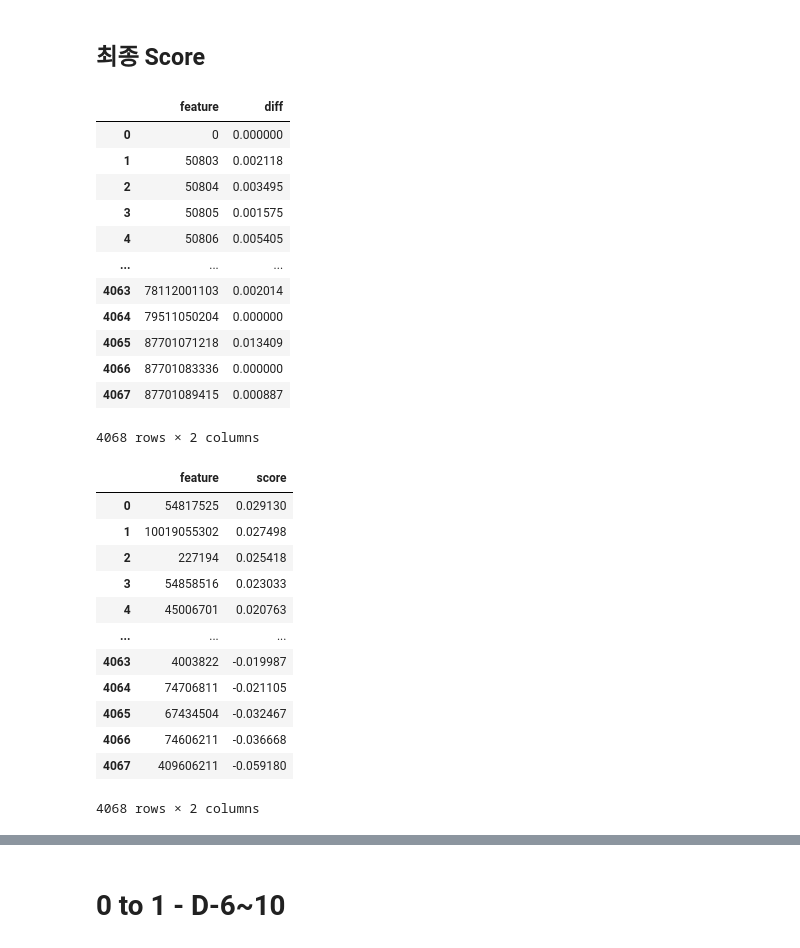
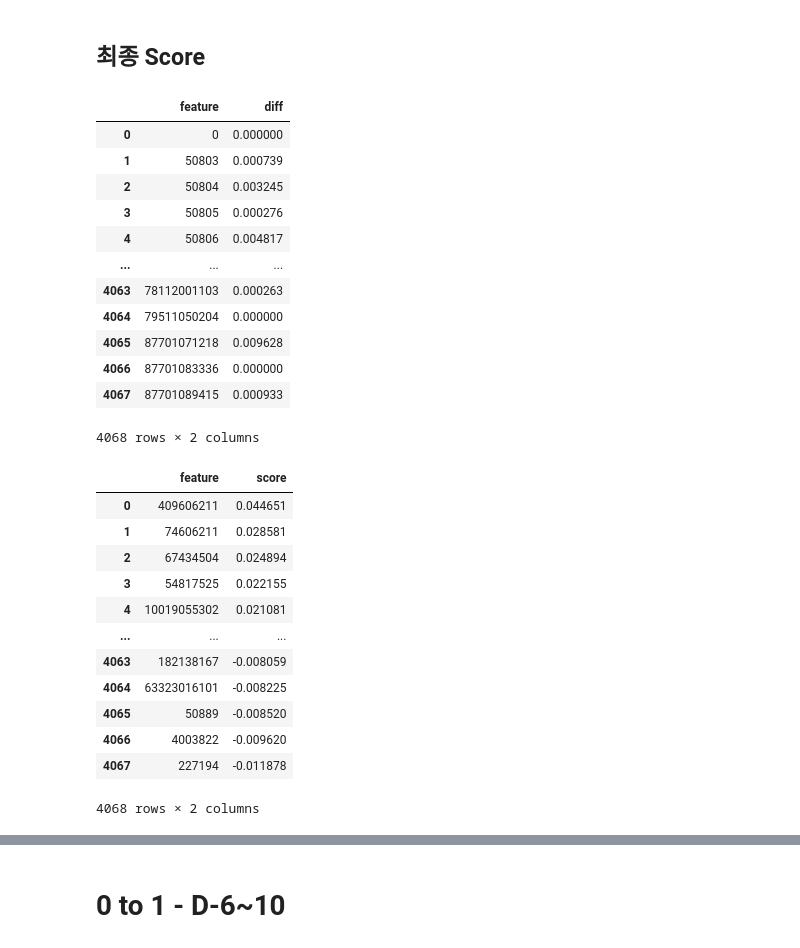
Before and after one commit to suhyun-guri/DSML_Research, a Jupyter notebook: 09. Method2 - split days.ipynb, the cells around one changed output, grey strips where cells are left out. Cells and saved outputs as stored; diff of their text form; code cells hidden in the pictures.

```diff
--- a/09. Method2 - split days.ipynb
+++ b/09. Method2 - split days.ipynb
@@ -30,4 +51,7 @@ sns.set(font="NanumBarunGothic",
 # %%
+path = '/project/LSH/'
 fi = pd.read_csv('./data/df_all_best_type.csv')
-COLS = list(pd.read_csv('/project/LSH/total_data_7727.csv')['ITEMID'].sort_values().unique())
-model = tf.keras.models.load_model('/project/LSH/model/(LSTM_best_4068)seed42-05-0.5029.hdf5')
+fi_d1 = pd.read_csv(path + 'df_d1d5_best.csv')
+fi_d6 = pd.read_csv(path + 'df_d6d10_best.csv')
+COLS = list(pd.read_csv(path + 'total_data_7727.csv')['ITEMID'].sort_values().unique())
+model = tf.keras.models.load_model(path + 'model/(LSTM_best_4068)seed42-05-0.5029.hdf5')
@@ -52,7 +97,7 @@ def what_type(x):
 def relu(x):
     return np.maximum(0, x)
 # %%
-tmp = fi.copy()
+tmp = fi_d1.copy()
 tmp['diff'] = tmp['diff'].apply(lambda x:relu(x))
 relu_fi = tmp[['feature', 'diff']].sort_values('diff', ascending=False)
 # %%
@@ -101,6 +146,7 @@ base_pred
 # 0 to 1 - D-1~5
 # %%
 result = []
+model = tf.keras.models.load_model('/project/LSH/model/(LSTM_best_4068)seed42-05-0.5029.hdf5')
 for i in tqdm(range(X_test.shape[2])):
     save_cols = X_test[:,:,i].copy()
     X_test[:,-5:,i] = 1
@@ -108,6 +154,6 @@ for i in tqdm(range(X_test.shape[2])):
     pred = model.predict(X_test)
     value = np.mean(pred) - base_pred
     sign = 1 if value>=0 else -1
-    result.append({'feature' : str(COLS[i]), 'diff' : value, 'sign' : sign})
+    result.append({'feature' : int(COLS[i]), 'diff' : value, 'sign' : sign})
     #값 복원
     X_test[:,:,i] = save_cols
@@ -133,46 +201,48 @@ near_df.sort_values('diff', ascending=False)
 ## 최종 Score
 # %%
 near_result = near_df.feature.to_frame()
+#relu_fi 정렬
 relu_fi_near = relu_fi.sort_values('feature').reset_index(drop=True)
 relu_fi_near
 # %% [output]
 |  | feature | diff |
 | 0 | 0 | 0.000000 |
-| 1 | 50803 | 0.002118 |
-| 2 | 50804 | 0.003495 |
-| 3 | 50805 | 0.001575 |
-| 4 | 50806 | 0.005405 |
+| 1 | 50803 | 0.000739 |
+| 2 | 50804 | 0.003245 |
+| 3 | 50805 | 0.000276 |
+| 4 | 50806 | 0.004817 |
 | ... | ... | ... |
-| 4063 | 78112001103 | 0.002014 |
+| 4063 | 78112001103 | 0.000263 |
 | 4064 | 79511050204 | 0.000000 |
-| 4065 | 87701071218 | 0.013409 |
+| 4065 | 87701071218 | 0.009628 |
 | 4066 | 87701083336 | 0.000000 |
-| 4067 | 87701089415 | 0.000887 |
+| 4067 | 87701089415 | 0.000933 |
 4068 rows × 2 columns
 # %%
 near_result = near_df.feature.to_frame()
 #정렬, reset index
 relu_fi_near = relu_fi.sort_values('feature').reset_index(drop=True)
+near_df['feature'] = near_df['feature'].astype(int)
 near_df = near_df.sort_values('feature').reset_index(drop=True)
 
 near_result['score'] = relu_fi_near['diff'] * near_df['sign']
 near_result = near_result.sort_values('score', ascending=False).reset_index(drop=True)
 
 #save
 near_result.to_csv('./data/method2_nearscore.csv', index=False)
 
 near_result
 # %% [output]
 |  | feature | score |
-| 0 | 54817525 | 0.029130 |
-| 1 | 10019055302 | 0.027498 |
-| 2 | 227194 | 0.025418 |
-| 3 | 54858516 | 0.023033 |
-| 4 | 45006701 | 0.020763 |
+| 0 | 409606211 | 0.044651 |
+| 1 | 74606211 | 0.028581 |
+| 2 | 67434504 | 0.024894 |
+| 3 | 54817525 | 0.022155 |
+| 4 | 10019055302 | 0.021081 |
 | ... | ... | ... |
-| 4063 | 4003822 | -0.019987 |
-| 4064 | 74706811 | -0.021105 |
-| 4065 | 67434504 | -0.032467 |
-| 4066 | 74606211 | -0.036668 |
-| 4067 | 409606211 | -0.059180 |
+| 4063 | 182138167 | -0.008059 |
+| 4064 | 63323016101 | -0.008225 |
+| 4065 | 50889 | -0.008520 |
+| 4066 | 4003822 | -0.009620 |
+| 4067 | 227194 | -0.011878 |
 4068 rows × 2 columns
```
Also changed, not shown: parts of 25 cells of this notebook.
